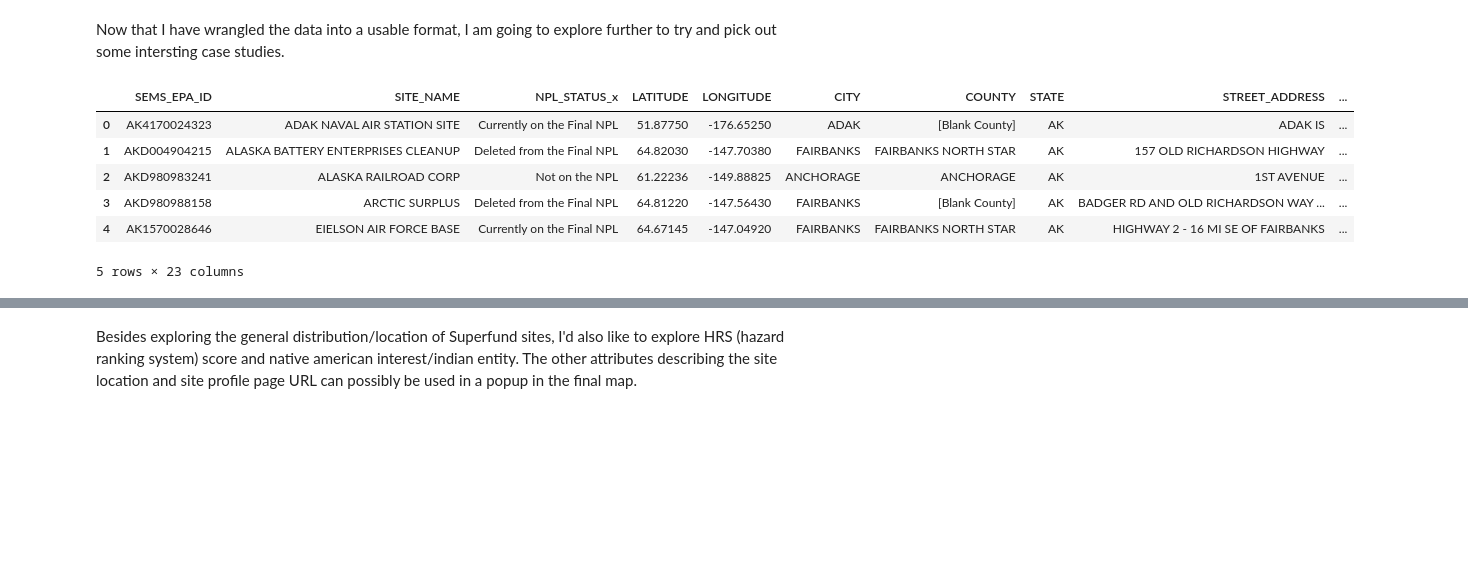
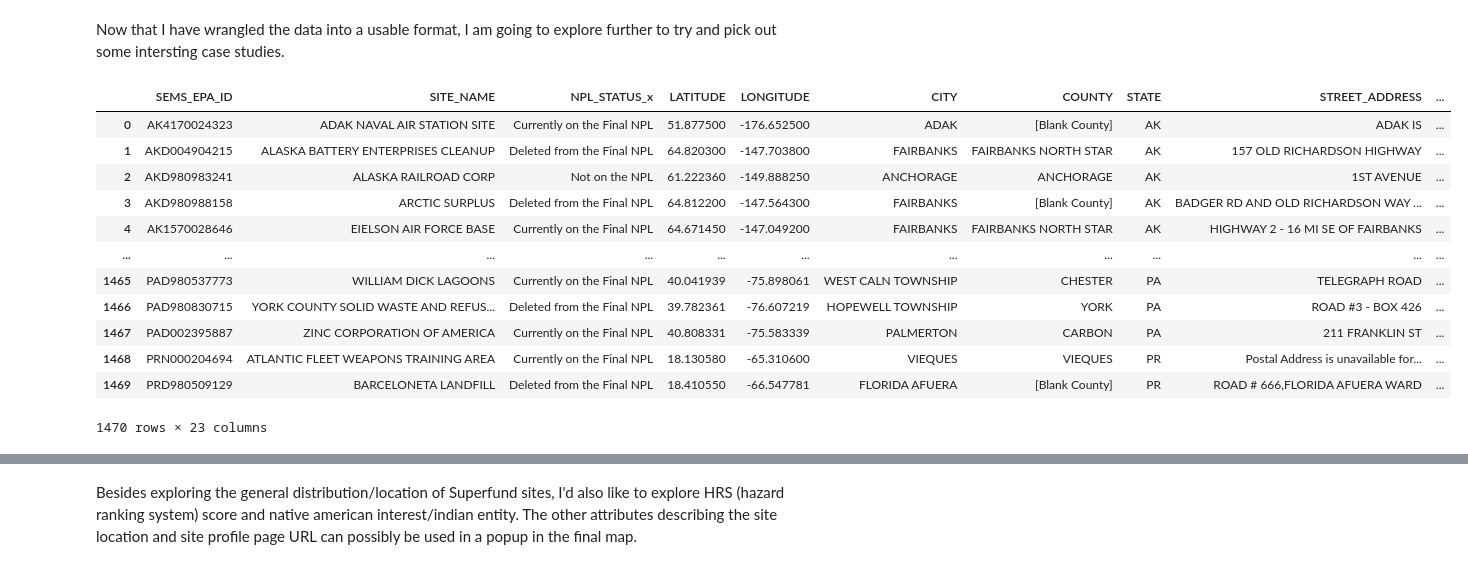
Before and after one commit to EileenGrady/us-industrial-pollution, a Jupyter notebook: notebooks/explore-superfund-site-data.ipynb, the cells around one changed output, grey strips where cells are left out. Saved outputs shown, nothing was run; the diff lists cells and outputs as text; code cells hidden in the pictures; blank space fills up the shorter version.

Commit message:
continue migrating to mapbox gl js solution, explore TRI data over time

```diff
--- a/notebooks/explore-superfund-site-data.ipynb
+++ b/notebooks/explore-superfund-site-data.ipynb
@@ -17,16 +19,23 @@ warnings.simplefilter(action='ignore')
 plt.rcParams['figure.figsize'] = (20, 10)
 # %%
 #read superfund site data in
-superfund = gpd.read_file('../data/superfund-sites-new.geojson')
-superfund.head()
+superfund_in = gpd.read_file('../data/superfund-sites.geojson')
+superfund = superfund_in.copy()
+superfund
 # %% [output]
 |  | SEMS_EPA_ID | SITE_NAME | NPL_STATUS_x | LATITUDE | LONGITUDE | CITY | COUNTY | STATE | STREET_ADDRESS | ... |
-| 0 | AK4170024323 | ADAK NAVAL AIR STATION SITE | Currently on the Final NPL | 51.87750 | -176.65250 | ADAK | [Blank County] | AK | ADAK IS | ... |
-| 1 | AKD004904215 | ALASKA BATTERY ENTERPRISES CLEANUP | Deleted from the Final NPL | 64.82030 | -147.70380 | FAIRBANKS | FAIRBANKS NORTH STAR | AK | 157 OLD RICHARDSON HIGHWAY | ... |
-| 2 | AKD980983241 | ALASKA RAILROAD CORP | Not on the NPL | 61.22236 | -149.88825 | ANCHORAGE | ANCHORAGE | AK | 1ST AVENUE | ... |
-| 3 | AKD980988158 | ARCTIC SURPLUS | Deleted from the Final NPL | 64.81220 | -147.56430 | FAIRBANKS | [Blank County] | AK | BADGER RD AND OLD RICHARDSON WAY ... | ... |
-| 4 | AK1570028646 | EIELSON AIR FORCE BASE | Currently on the Final NPL | 64.67145 | -147.04920 | FAIRBANKS | FAIRBANKS NORTH STAR | AK | HIGHWAY 2 - 16 MI SE OF FAIRBANKS | ... |
+| 0 | AK4170024323 | ADAK NAVAL AIR STATION SITE | Currently on the Final NPL | 51.877500 | -176.652500 | ADAK | [Blank County] | AK | ADAK IS | ... |
+| 1 | AKD004904215 | ALASKA BATTERY ENTERPRISES CLEANUP | Deleted from the Final NPL | 64.820300 | -147.703800 | FAIRBANKS | FAIRBANKS NORTH STAR | AK | 157 OLD RICHARDSON HIGHWAY | ... |
+| 2 | AKD980983241 | ALASKA RAILROAD CORP | Not on the NPL | 61.222360 | -149.888250 | ANCHORAGE | ANCHORAGE | AK | 1ST AVENUE | ... |
+| 3 | AKD980988158 | ARCTIC SURPLUS | Deleted from the Final NPL | 64.812200 | -147.564300 | FAIRBANKS | [Blank County] | AK | BADGER RD AND OLD RICHARDSON WAY ... | ... |
+| 4 | AK1570028646 | EIELSON AIR FORCE BASE | Currently on the Final NPL | 64.671450 | -147.049200 | FAIRBANKS | FAIRBANKS NORTH STAR | AK | HIGHWAY 2 - 16 MI SE OF FAIRBANKS | ... |
+| ... | ... | ... | ... | ... | ... | ... | ... | ... | ... | ... |
+| 1465 | PAD980537773 | WILLIAM DICK LAGOONS | Currently on the Final NPL | 40.041939 | -75.898061 | WEST CALN TOWNSHIP | CHESTER | PA | TELEGRAPH ROAD | ... |
+| 1466 | PAD980830715 | YORK COUNTY SOLID WASTE AND REFUS... | Deleted from the Final NPL | 39.782361 | -76.607219 | HOPEWELL TOWNSHIP | YORK | PA | ROAD #3 - BOX 426 | ... |
+| 1467 | PAD002395887 | ZINC CORPORATION OF AMERICA | Currently on the Final NPL | 40.808331 | -75.583339 | PALMERTON | CARBON | PA | 211 FRANKLIN ST | ... |
+| 1468 | PRN000204694 | ATLANTIC FLEET WEAPONS TRAINING AREA | Currently on the Final NPL | 18.130580 | -65.310600 | VIEQUES | VIEQUES | PR | Postal Address is unavailable for... | ... |
+| 1469 | PRD980509129 | BARCELONETA LANDFILL | Deleted from the Final NPL | 18.410550 | -66.547781 | FLORIDA AFUERA | [Blank County] | PR | ROAD # 666,FLORIDA AFUERA WARD | ... |
-5 rows × 23 columns
+1470 rows × 23 columns
 # %%
 # review available attributes
 list(superfund.columns)
```
Also changed, not shown: parts of 26 cells of this notebook, 42 other files.
